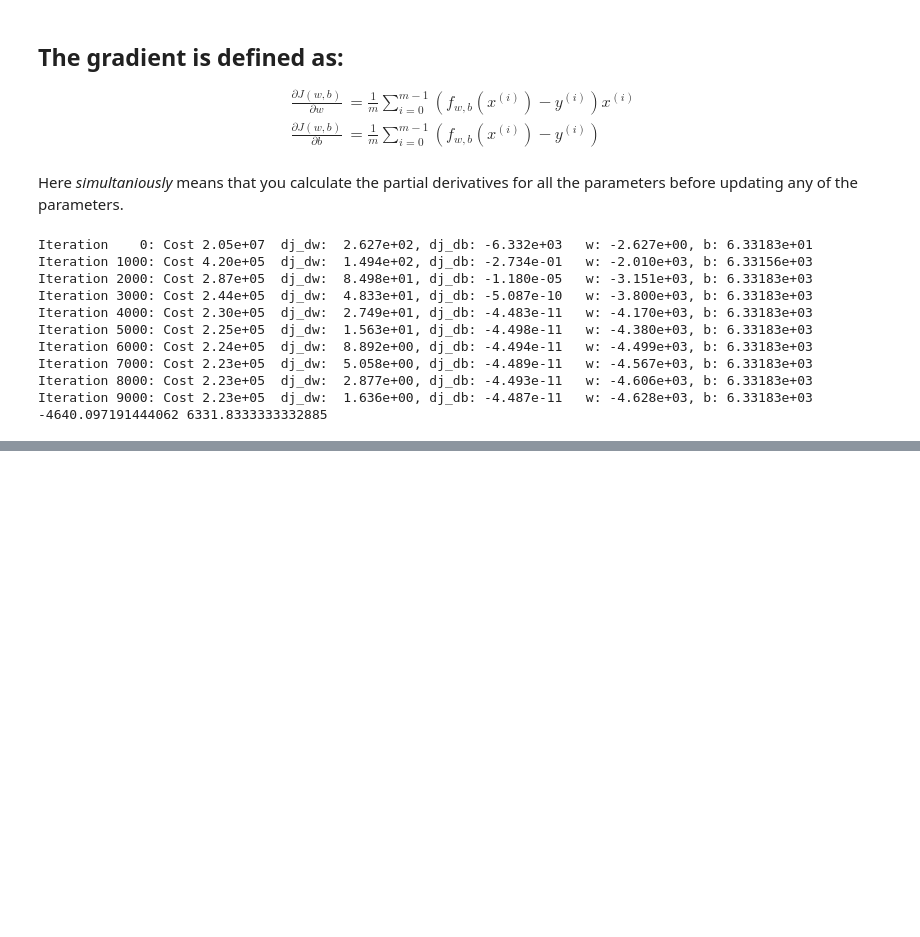
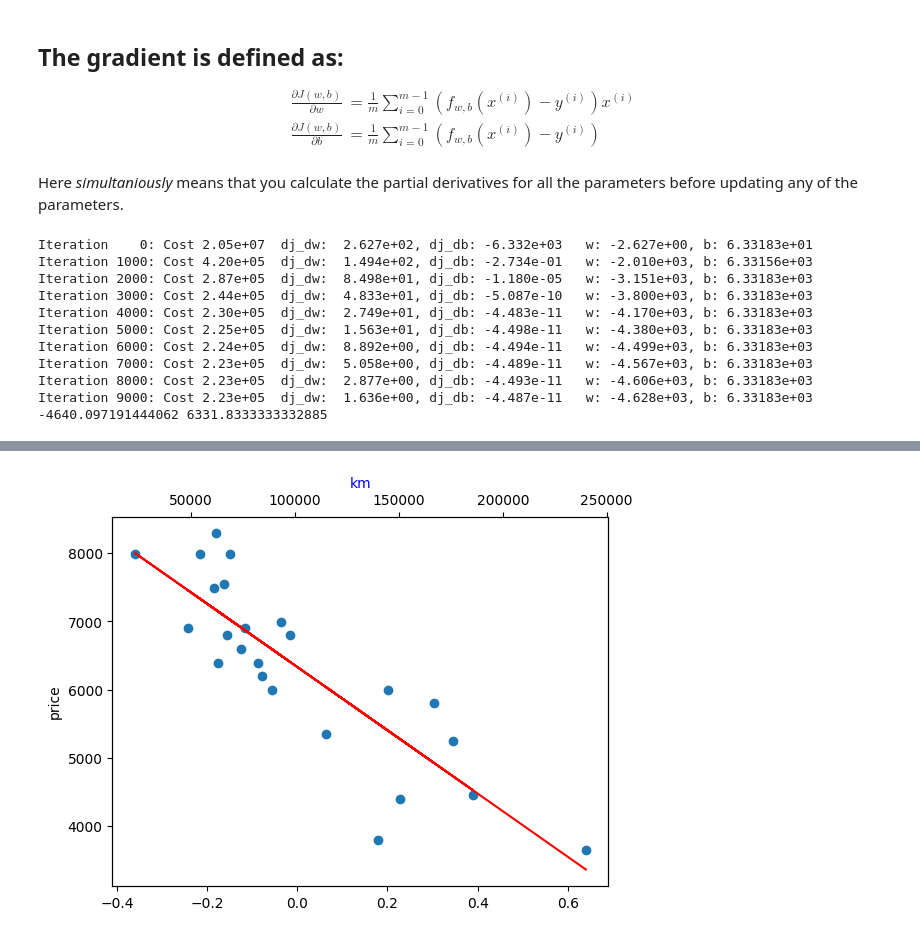
Before and after one commit to NathanColin27/ft_linear_regression, a Jupyter notebook: 42_linear_regression.ipynb, the cells around one changed output, grey strips where cells are left out. Cells and saved outputs as stored; diff of their text form; code cells hidden in the pictures; blank space fills up the shorter version.

```diff
--- a/42_linear_regression.ipynb
+++ b/42_linear_regression.ipynb
@@ -214,0 +225,16 @@ print(thet0 * input() + thet1)
+# %%
+# plot the model
+Y = normalized_x * w_final + b_final
+x1 = normalized_x
+x2 = x
+fig, ax1 = plt.subplots()
+ax2 = ax1.twiny()
+ax1.scatter(x1, y)
+# ax1.plot(x1, Y, "g-")
+ax2.plot(x2, Y, "r")
+ax1.set_ylabel('price')
+# ax1.set_xlabel('km normalized', color='g')
+ax2.set_xlabel('km', color='b')
+plt.show()
+# %% [output]
+[figure, added]
```
Also changed, not shown: parts of 6 cells of this notebook, 5 other files.
